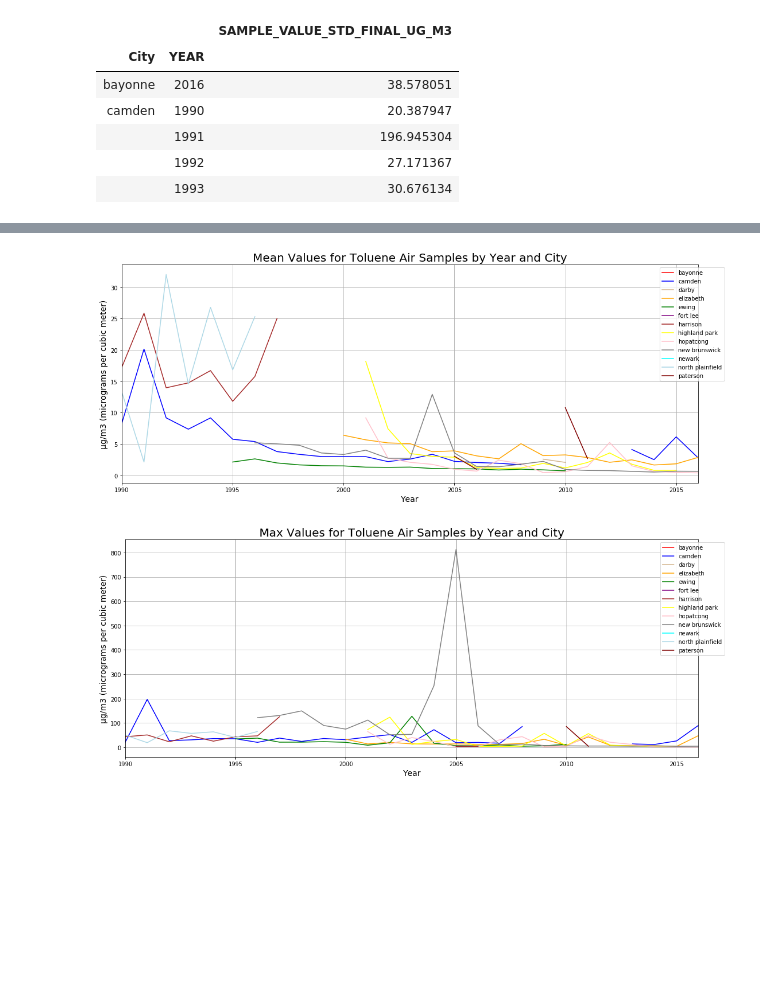
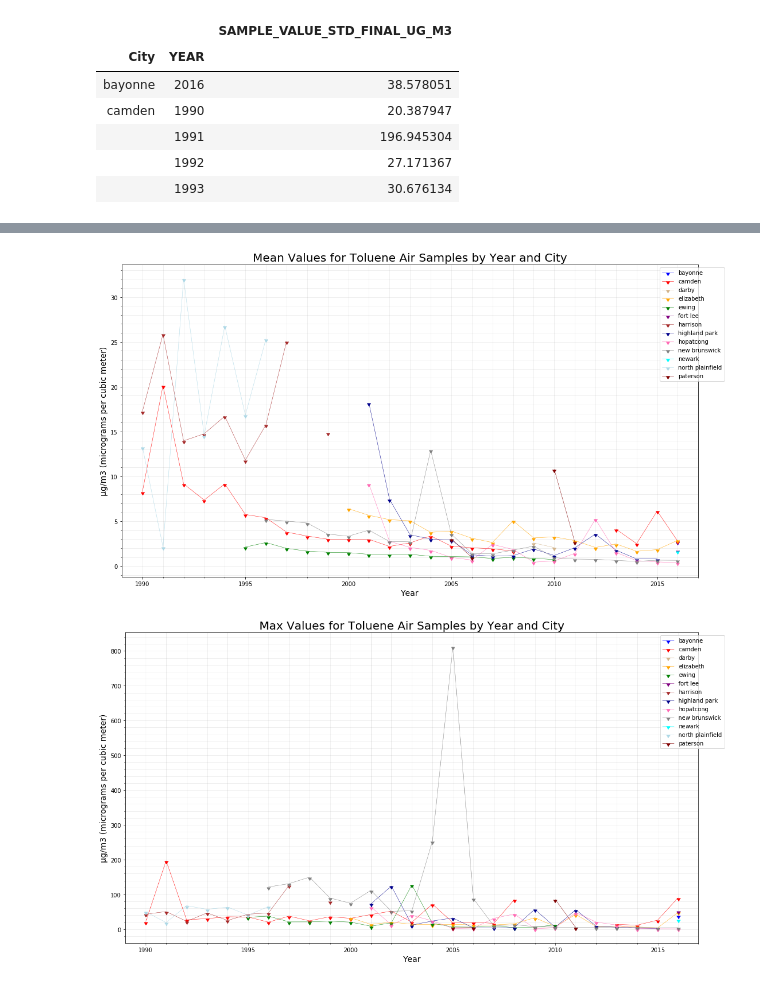
Before and after one commit to jjjjjeb/NJAir_EDA, a Jupyter notebook: Toluene.ipynb, the cells around one changed output, grey strips where cells are left out. Cells and saved outputs as stored; diff of their text form; code cells hidden in the pictures; blank space fills up the shorter version.

Commit message:
Graph updates

```diff
--- a/Toluene.ipynb
+++ b/Toluene.ipynb
@@ -747,37 +778,42 @@ clean_means
 # %%
 #########
 ## USE ##
 #########
 
 
 # a graphic look into city mean by year
 # the drop off in the original data looks like it is due to the end of...
 # ...data sampling sites for north plainfeild and harrison which recorded incredibly high levels!!
-
-colors = ['red', 'blue', 'tan', 'orange', 'green', 'purple', 'brown', 'yellow', 'pink', 'grey', 'aqua', 'lightblue', 'maroon']
-clean_means.plot(sharex='all', grid=True, figsize=(18,7), color=colors)
+colors = ['blue', 'red', 'tan', 'orange', 'green', 'purple', 'brown', 'darkblue', 'hotpink', 'grey', 'aqua', 'lightblue', 'maroon']
+clean_means.plot(sharex='all', figsize=(18,10), color=colors, marker=11, linewidth=0.5)
+plt.grid(b=None, which='both', axis='both', alpha=0.25)
 plt.legend(bbox_to_anchor=(1.05,1))
 plt.ylabel('µg/m3 (micrograms per cubic meter)', size=14)
 plt.xlabel('Year', size=14)
+plt.xlim(1989,2017)
+plt.minorticks_on()
 plt.title('Mean Values for Toluene Air Samples by Year and City', size=20)
 plt.savefig('toluene_mean_values_per_city.png')
 # %% [output]
-[figure, old version]
+[figure, new version]
 # %%
 #########
 ## USE ##
 #########
 
-colors = ['red', 'blue', 'tan', 'orange', 'green', 'purple', 'brown', 'yellow', 'pink', 'grey', 'aqua', 'lightblue', 'maroon']
+colors = ['blue', 'red', 'tan', 'orange', 'green', 'purple', 'brown', 'darkblue', 'hotpink', 'grey', 'aqua', 'lightblue', 'maroon']
 
-clean_max.plot(sharex='all', grid=True, figsize=(18,7), color=colors, label=True)
+clean_max.plot(sharex='all', figsize=(18,10), color=colors, marker=11, linewidth=0.5)
+plt.grid(b=None, which='both', axis='both', alpha=0.25)
 plt.legend(bbox_to_anchor=(1.05,1))
 plt.ylabel('µg/m3 (micrograms per cubic meter)', size=14)
 plt.xlabel('Year', size=14)
+plt.xlim(1989,2017)
+plt.minorticks_on()
 plt.title('Max Values for Toluene Air Samples by Year and City', size=20)
 plt.savefig('toluene_max_values_per_city.png')
 # %% [output]
-[figure, old version]
+[figure, new version]
 # %%
 #########
 ## USE ##
```
Also changed, not shown: parts of 5 cells of this notebook, 3 other files.
